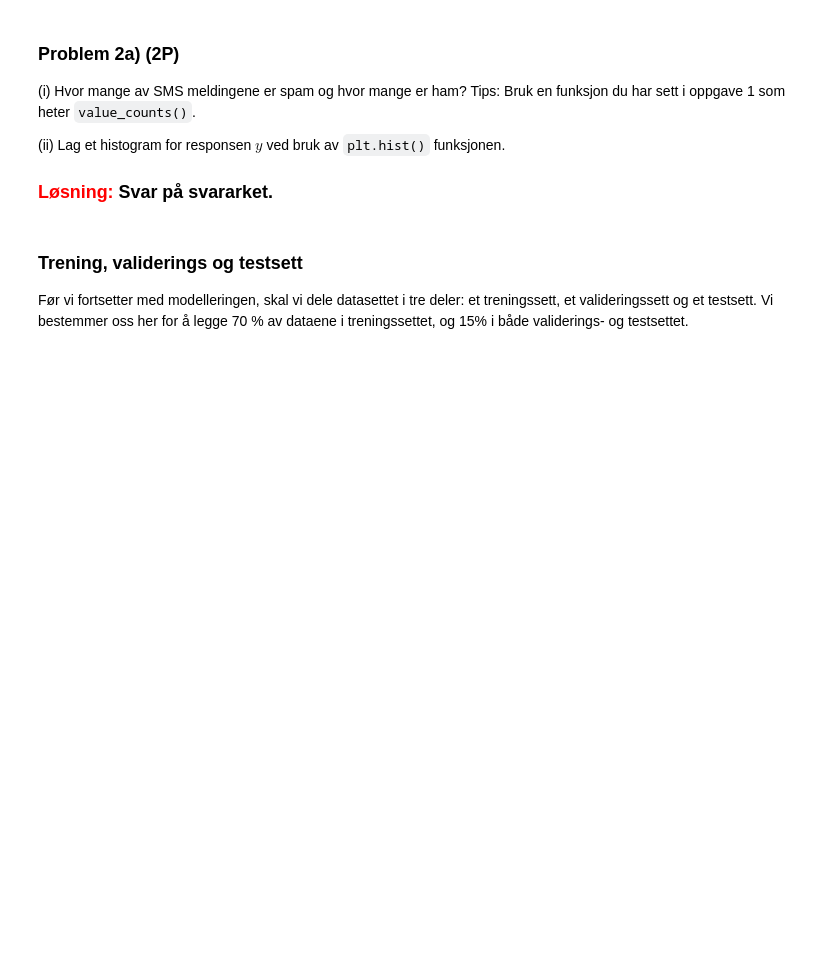
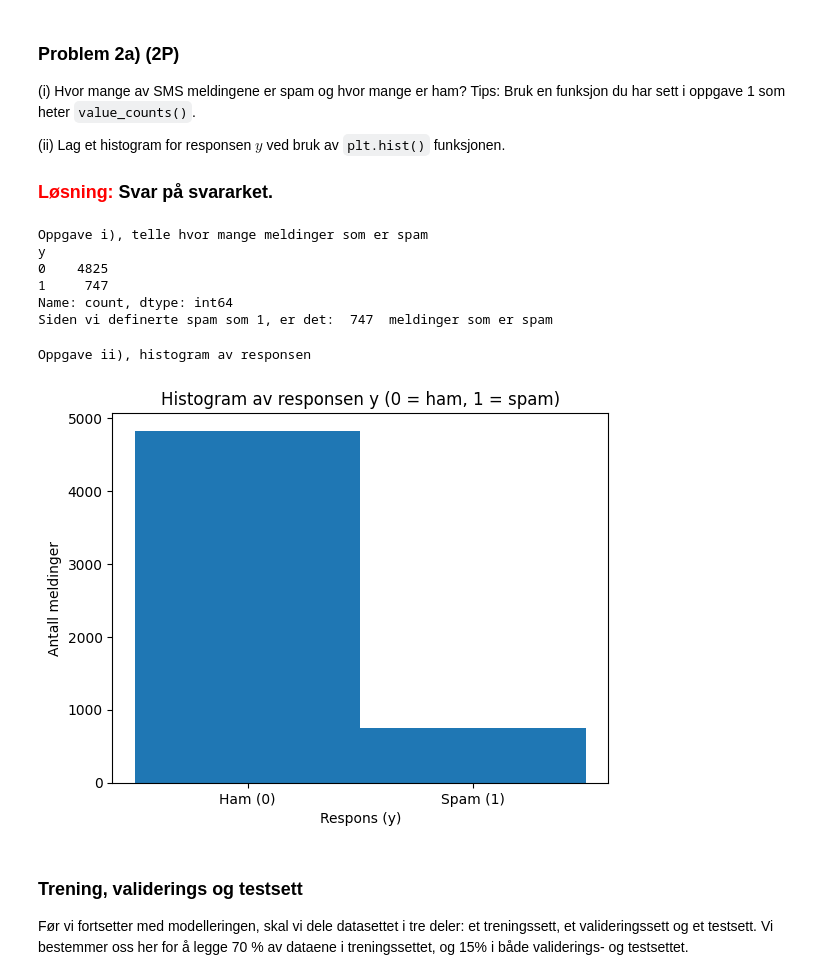
Before and after one commit to TheRiced/ISTT1003-stat, a Jupyter notebook: Prosjekt_oppgave_2.ipynb, the cells around one changed output. Cells and saved outputs as stored; diff of their text form; code cells hidden in the pictures; blank space fills up the shorter version.

Commit message:
feat(Ferdig_oppgave): :sparkles: Oppgave 2a) fullført
Gjorde oppgave i) og ii)

Oppgave 2a

```diff
--- a/Prosjekt_oppgave_2.ipynb
+++ b/Prosjekt_oppgave_2.ipynb
@@ -70,6 +70,35 @@ print(df)
  (ii) Lag et histogram for responsen $y$ ved bruk av `plt.hist()` funksjonen.
 
 ###   <font color='red'>Løsning:</font> Svar på svararket.
+# %%
+print("Oppgave i), telle hvor mange meldinger som er spam")
+
+ham_spam_fordeling = df['y'].value_counts() #Dette gir både spam og ham
+
+print(ham_spam_fordeling)
+
+print("Siden vi definerte spam som 1, er det: ", ham_spam_fordeling[1], " meldinger som er spam" )
+# %% [output]
+Oppgave i), telle hvor mange meldinger som er spam
+y
+0    4825
+1     747
+Name: count, dtype: int64
+Siden vi definerte spam som 1, er det:  747  meldinger som er spam
+# %%
+print("Oppgave ii), histogram av responsen")
+
+plt.hist(df['y'], bins=[-0.5, 0.5, 1.5])
+
+plt.title("Histogram av responsen y (0 = ham, 1 = spam)")
+plt.xlabel("Respons (y)")
+plt.ylabel("Antall meldinger")
+
+plt.xticks([0, 1], ['Ham (0)', 'Spam (1)'])
+plt.show()
+# %% [output]
+Oppgave ii), histogram av responsen
+[figure, added]
 # %% [markdown]
 ### Trening, validerings og testsett
 
```
